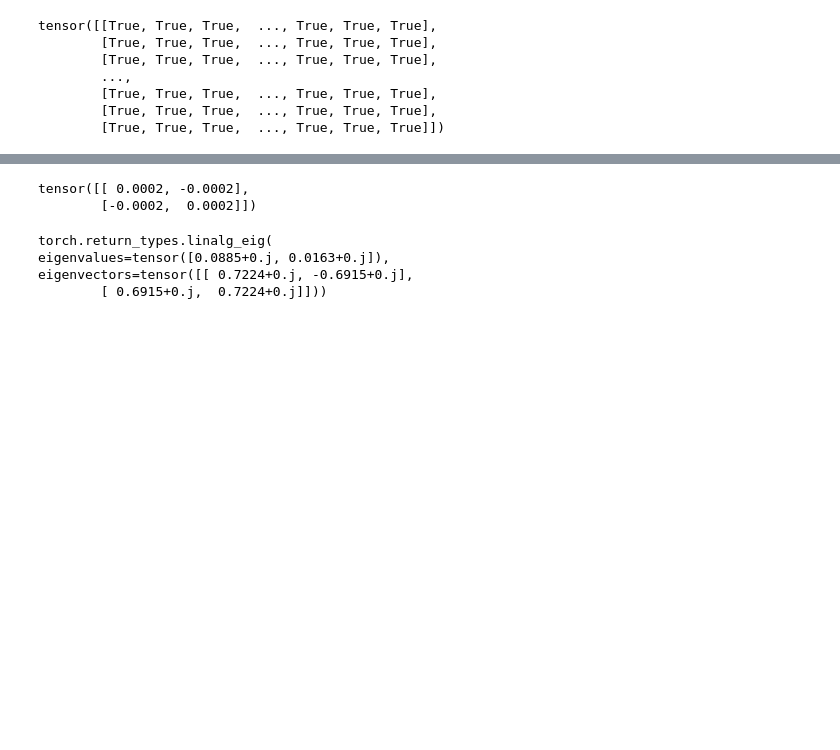
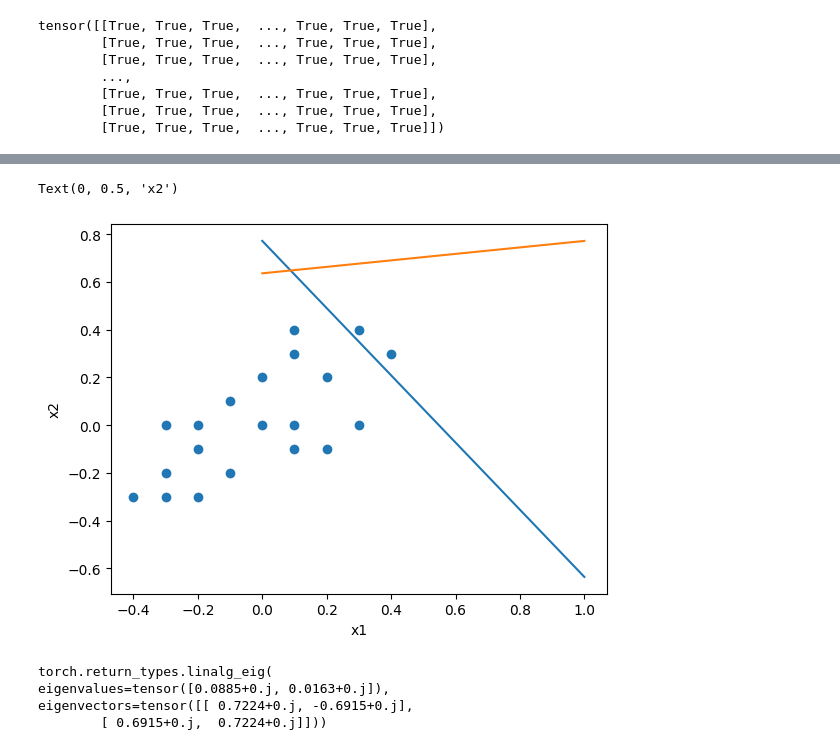
Before and after one commit to lbg251/Up-skilling, a Jupyter notebook: linearAlgebra.ipynb, the cells around one changed output, grey strips where cells are left out. Saved outputs shown, nothing was run; the diff lists cells and outputs as text; code cells hidden in the pictures; blank space fills up the shorter version.

```diff
--- a/linearAlgebra.ipynb
+++ b/linearAlgebra.ipynb
@@ -125,22 +128,31 @@ plt.legend(["un-normalized","normalized"])
 # %%
 ## Compute the variance between the random variables X1 and X2
 
 # test = t.tensor([[0, 2], [1, 1], [2, 0]],dtype=t.float32)
 # n = test.shape[0]
 # # mean_test = test.mean(dim=0)
 # test = (test -  test.mean(axis=0)).T
 # assert test.mean() == 0
 # cov_test = t.tensor([[t.sum(test[i]*test[j])/(n-1) for j in range(2)] for i in range(2)])
 # t.cov(test) - cov_test
 
 n = len(X_0)
 # positive covariance for all cases: direct relationship between the random variables
 ## This gives a measure for the linear dependence
 var_2 = t.tensor([[t.sum(X_0.T[i]*X_0.T[j])/(n-1) for j in range(2)] for i in range(2)])
 var_2 - t.cov(X_0.T)
+
+U,S,V = t.torch.pca_lowrank(t.cov(X_0.T), q=None, center=True, niter=3)
+
+
+plt.plot(V.T[0])
+plt.plot(V.T[1])
+plt.scatter(X_0[:,0],X_0[:,1])
+plt.xlabel('x1')
+plt.ylabel('x2')
 # %% [output]
-tensor([[ 0.0002, -0.0002],
-        [-0.0002,  0.0002]])
+Text(0, 0.5, 'x2')
+[figure, added]
 # %%
 ## Find eigenvectors - the ones whose directions remain unchanged after any linear transformation
 ### number of eigenvectors == number of dimensions
```
Also changed, not shown: parts of 5 cells of this notebook, 2 other files.
